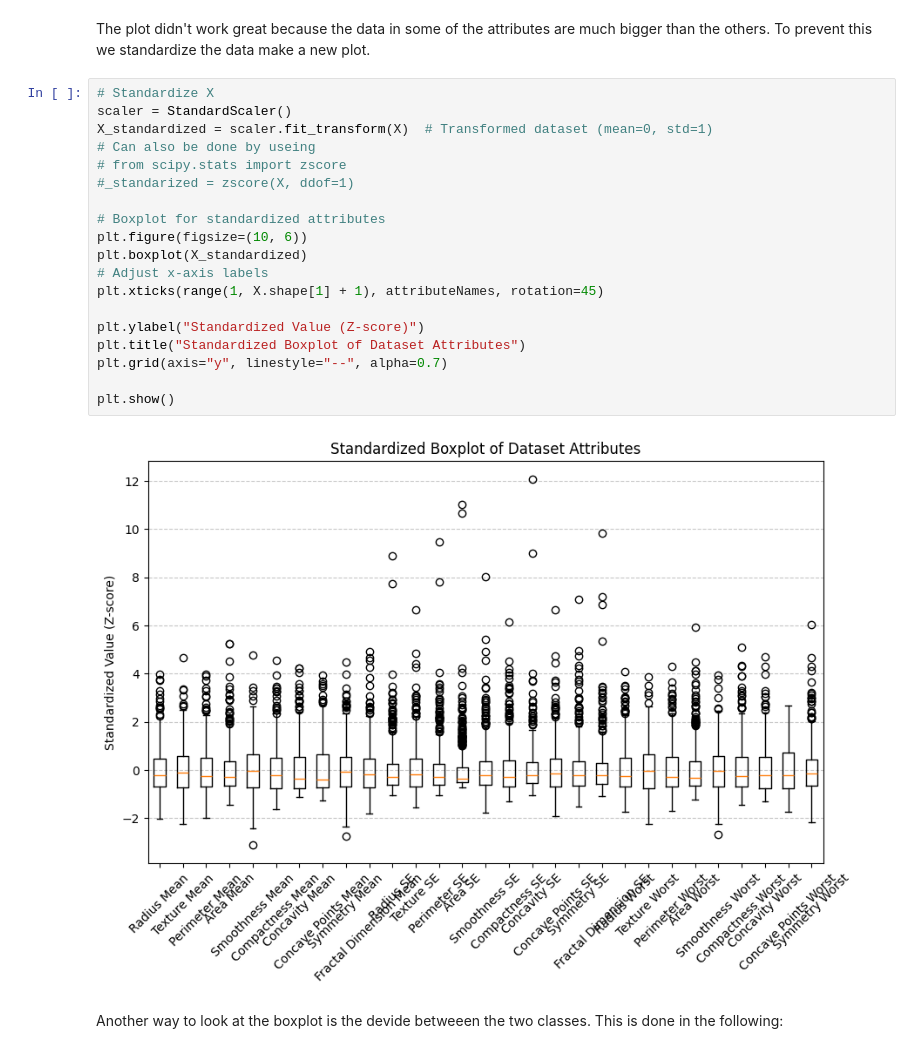
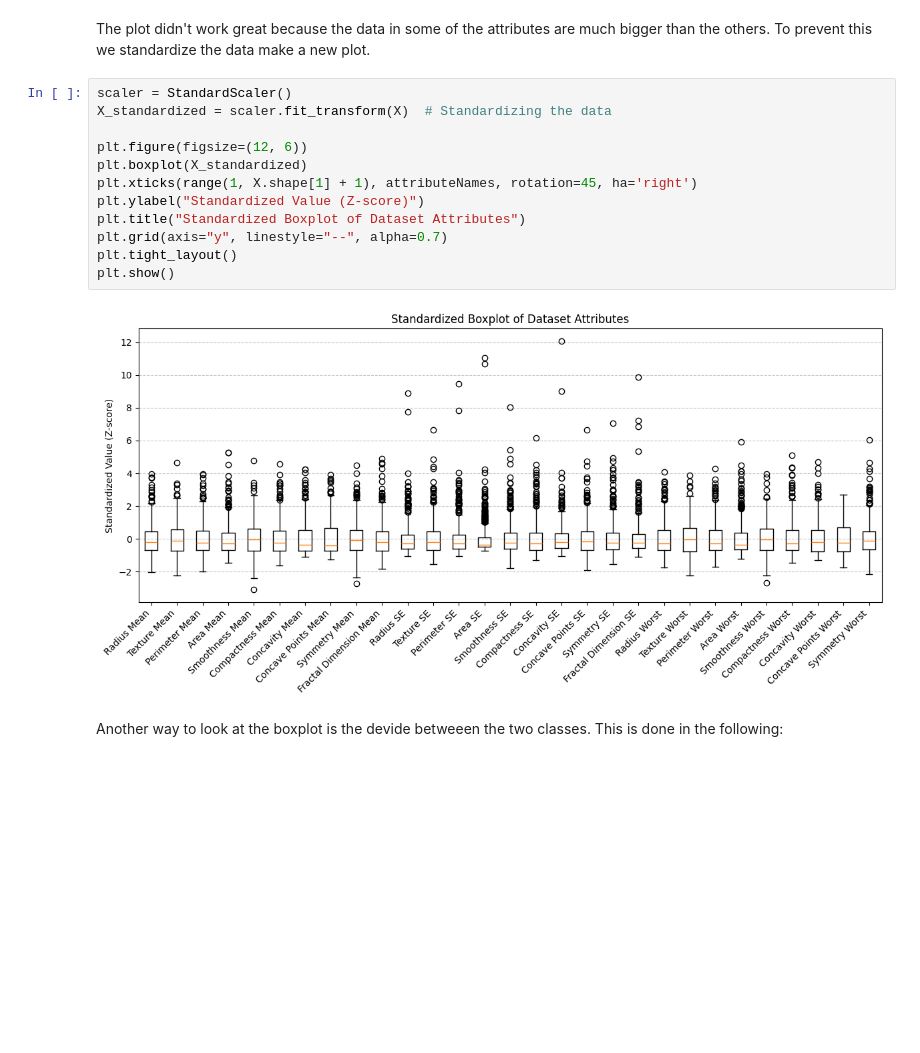
Before and after one commit to cdcolberg/02450_Group101, a Jupyter notebook: main.ipynb, the cells around one changed output. Drawn from its saved outputs; the diff is of its cells as text; blank space fills up the shorter version.

Commit message:
Corrected comments and changed boxplots slightly

```diff
--- a/main.ipynb
+++ b/main.ipynb
@@ -170,26 +169,19 @@ plt.show()
 # %% [markdown]
 The plot didn't work great because the data in some of the attributes are much bigger than the others. To prevent this we standardize the data make a new plot.
 # %%
-# Standardize X
 scaler = StandardScaler()
-X_standardized = scaler.fit_transform(X)  # Transformed dataset (mean=0, std=1)
-# Can also be done by useing
-# from scipy.stats import zscore
-#_standarized = zscore(X, ddof=1)
+X_standardized = scaler.fit_transform(X)  # Standardizing the data
 
-# Boxplot for standardized attributes
-plt.figure(figsize=(10, 6))
+plt.figure(figsize=(12, 6))
 plt.boxplot(X_standardized)
-# Adjust x-axis labels
-plt.xticks(range(1, X.shape[1] + 1), attributeNames, rotation=45)
-
+plt.xticks(range(1, X.shape[1] + 1), attributeNames, rotation=45, ha='right')
 plt.ylabel("Standardized Value (Z-score)")
 plt.title("Standardized Boxplot of Dataset Attributes")
 plt.grid(axis="y", linestyle="--", alpha=0.7)
-
+plt.tight_layout()
 plt.show()
 # %% [output]
-[figure, old version]
+[figure, new version]
 # %% [markdown]
 Another way to look at the boxplot is the devide betweeen the two classes. This is done in the following:
 # %%
```
Also changed, not shown: parts of 11 cells of this notebook.
